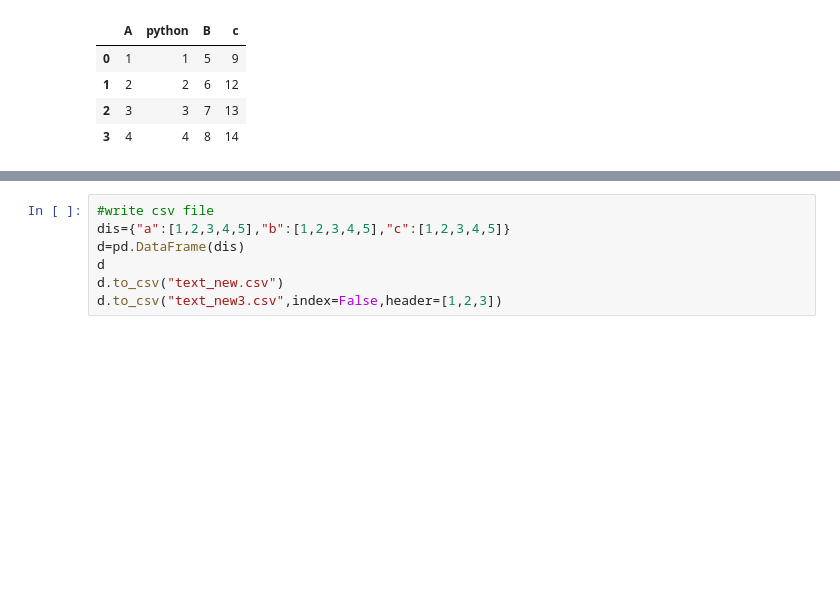
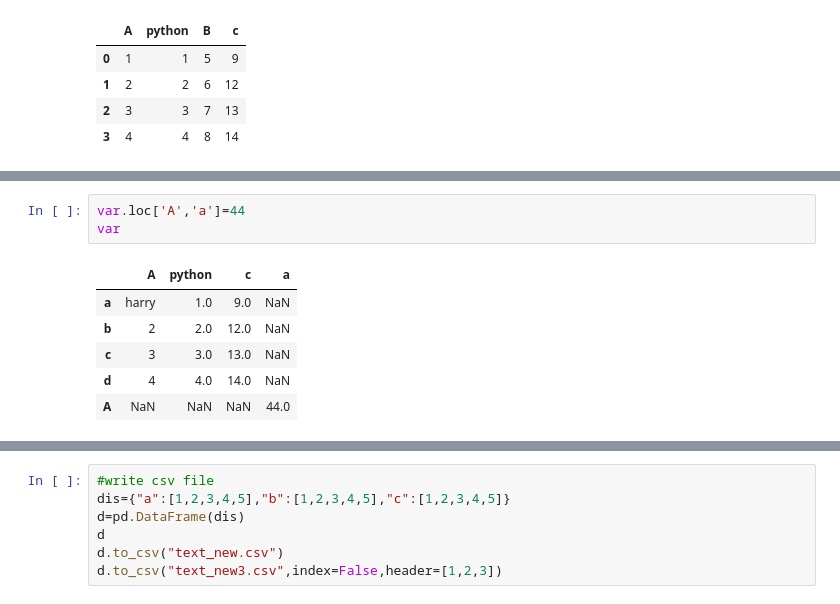
Before and after one commit to SaUmYa702/python-2024-2025-, a Jupyter notebook: analysis/analysis1.ipynb, the cells around one changed output, grey strips where cells are left out. Drawn from its saved outputs; the diff is of its cells as text; blank space fills up the shorter version.

```diff
--- a/analysis/analysis1.ipynb
+++ b/analysis/analysis1.ipynb
@@ -882,0 +910,10 @@ var
+# %%
+var.loc['A','a']=44
+var
+# %% [output]
+|  | A | python | c | a |
+| a | harry | 1.0 | 9.0 | NaN |
+| b | 2 | 2.0 | 12.0 | NaN |
+| c | 3 | 3.0 | 13.0 | NaN |
+| d | 4 | 4.0 | 14.0 | NaN |
+| A | NaN | NaN | NaN | 44.0 |
```
Also changed, not shown: parts of 15 cells of this notebook.
